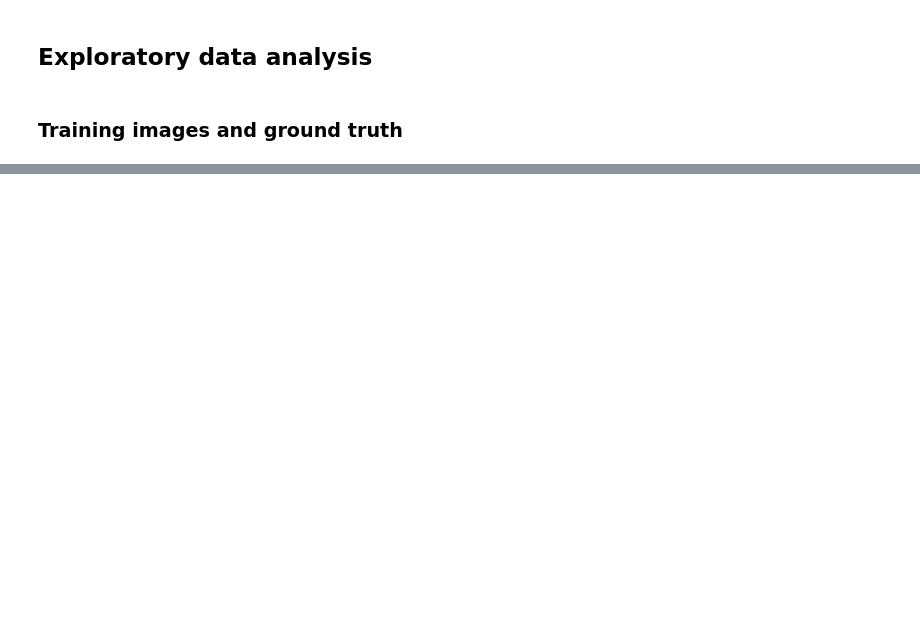
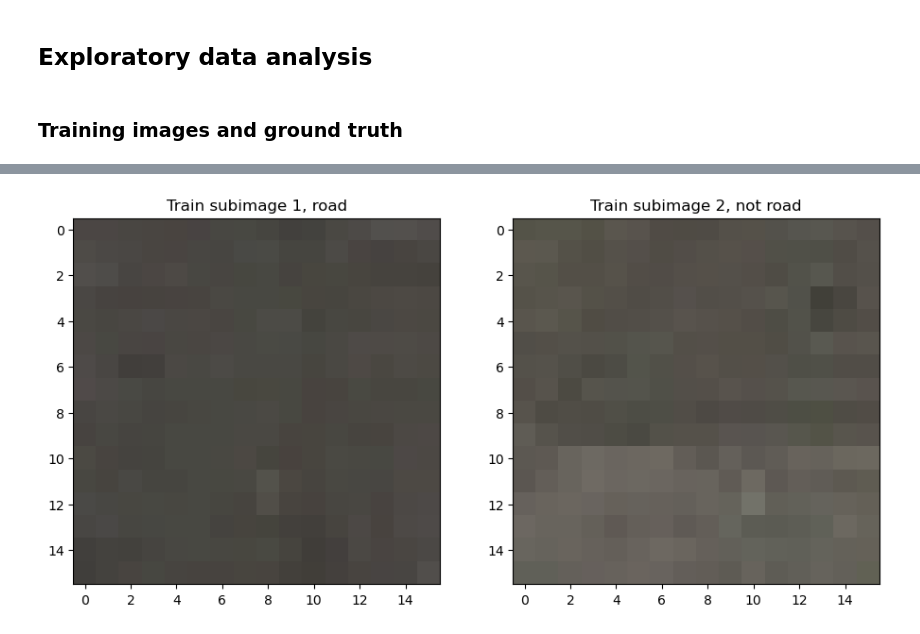
Before and after one commit to mateo762/unet-road-segmentation, a Jupyter notebook: ExploreData.ipynb, the cells around one changed output, grey strips where cells are left out. Cells and saved outputs as stored; diff of their text form; code cells hidden in the pictures; blank space fills up the shorter version.

Commit message:
show subimages to compare

```diff
--- a/ExploreData.ipynb
+++ b/ExploreData.ipynb
@@ -34,0 +55,12 @@ ax[1].title.set_text('Groundtruth 1')
+# %%
+subA = img_A[200:216, 200:216]
+subA2 = img_A[240:256, 260:276]
+fig, ax = plt.subplots(1,2)
+
+ax[0].imshow(subA)
+ax[0].title.set_text('Train subimage 1, road')
+ax[1].imshow(subA2)
+ax[1].title.set_text('Train subimage 2, not road')
+# so basically we cannot train on independent 16x16 images, we need to train on the whole image probably
+# %% [output]
+[figure, added]
```
Also changed, not shown: parts of 2 cells of this notebook.
